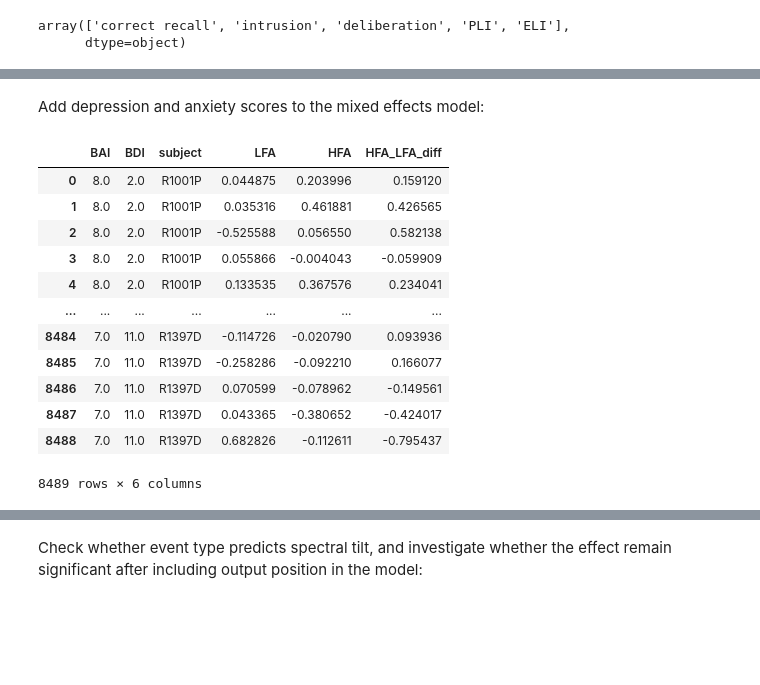
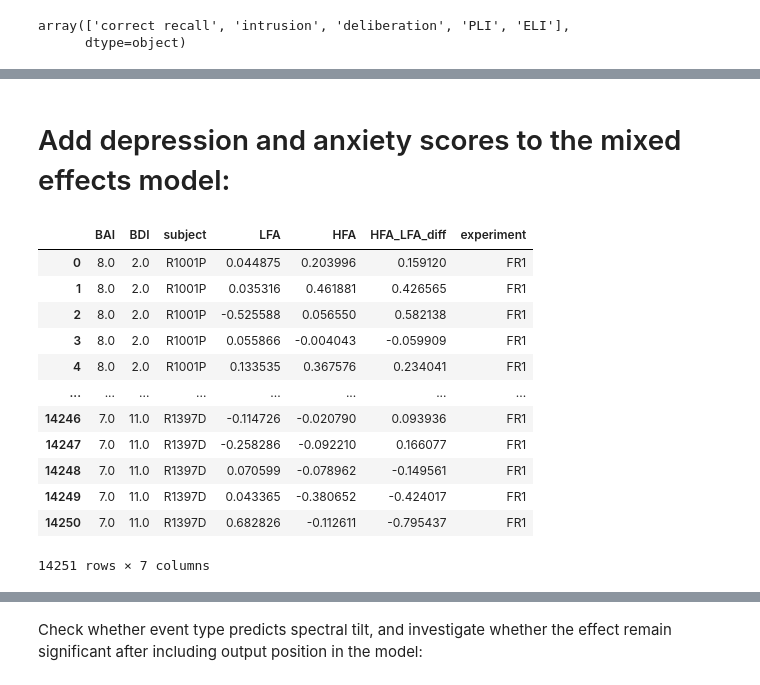
Before and after one commit to NoaHerz/Mental_health, a Jupyter notebook: tilt_analysis.ipynb, the cells around one changed output, grey strips where cells are left out. Cells and saved outputs as stored; diff of their text form; code cells hidden in the pictures; blank space fills up the shorter version.

```diff
--- a/tilt_analysis.ipynb
+++ b/tilt_analysis.ipynb
@@ -487,6 +490,10 @@ Name: 1, dtype: object
 # %%
 # change:
-save_path='/scratch/noaherz/Mental_health/FR/hippo_pre_recall'
+if exp in ['FR1','pyFR']:
+    save_path='/scratch/noaherz/Mental_health/FR/hippo_pre_recall'
+if exp =='catFR1':
+    save_path='/scratch/noaherz/Mental_health/catFR/hippo_pre_recall'
+
 
 import pandas as pd
 removed_subject=pd.DataFrame(columns=['subject', 'sessions','montage','reason for exclusion'])
@@ -1362,11 +1363,11 @@ missing_rows
  50]
 # %%
 #load sampling rate:
-save_path='/scratch/noaherz/Mental_health/FR/hippo_pre_recall'
+# save_path='/scratch/noaherz/Mental_health/FR/hippo_pre_recall'
 os.chdir(save_path)
 subs_sr=[]
 # exp='catFR1'
-exp='FR1'
+# exp='FR1'
 print(exp)
 for sub in subject_info['subject'].unique():
     try:
@@ -2099,4 +2113,8 @@ Load the long df
 # %%
 # load
+# if exp in ['pyFR','FR']:
 with open('/home1/noaherz/Mental_health/results/FR1/hipp_pre_vocalization/long_df','rb') as pickle_file:
-    long_df=pickle.load(pickle_file)
+    FR_long_df=pickle.load(pickle_file)
+# if exp =='catFR1':
+with open('/home1/noaherz/Mental_health/results/catFR1/hipp_pre_vocalization/long_df','rb') as pickle_file:
+    catFR_long_df=pickle.load(pickle_file)
@@ -2110,0 +2121,6 @@ long_df[0:4]
+# %%
+# concatanate two experiments
+catFR_long_df['experiment']='catFR1'
+FR_long_df['experiment']='FR1'
+long_df=pd.concat([catFR_long_df,FR_long_df],ignore_index=True)
+long_df
@@ -2869,5 +2901,5 @@ number of missing rows for output position:  0
 # %% [markdown]
-Add depression and anxiety scores to the mixed effects model:
+# Add depression and anxiety scores to the mixed effects model:
 # %%
 # load df with BDI and BAI scores
 # print('loading experiment ',exp)
@@ -2877,26 +2909,26 @@ with open('/home1/noaherz/Mental_health/results/df_master','rb') as pickle_file:
 # %%
 # df_master[0:4]
 # long_df[0:4]
-long_df_master=pd.merge(df_master_exp[['BAI', 'BDI', 'IQ',
+long_df_master=pd.merge(df_master[['BAI', 'BDI', 'IQ',
        'age_at_implant', 'age_of_seizure_onset',
-       'binary_prior_neuro', 'experiment', 'gender',
+       'binary_prior_neuro', 'gender',
        'prior_neurosurgical_procedures', 'session',
        'site', 'subject', 'years_of_education']], long_df, on=["subject"])
-long_df_master[['BAI','BDI','subject','LFA','HFA','HFA_LFA_diff']]
+long_df_master[['BAI','BDI','subject','LFA','HFA','HFA_LFA_diff','experiment']]
 # %% [output]
-|  | BAI | BDI | subject | LFA | HFA | HFA_LFA_diff |
-| 0 | 8.0 | 2.0 | R1001P | 0.044875 | 0.203996 | 0.159120 |
-| 1 | 8.0 | 2.0 | R1001P | 0.035316 | 0.461881 | 0.426565 |
-| 2 | 8.0 | 2.0 | R1001P | -0.525588 | 0.056550 | 0.582138 |
-| 3 | 8.0 | 2.0 | R1001P | 0.055866 | -0.004043 | -0.059909 |
-| 4 | 8.0 | 2.0 | R1001P | 0.133535 | 0.367576 | 0.234041 |
-| ... | ... | ... | ... | ... | ... | ... |
-| 8484 | 7.0 | 11.0 | R1397D | -0.114726 | -0.020790 | 0.093936 |
-| 8485 | 7.0 | 11.0 | R1397D | -0.258286 | -0.092210 | 0.166077 |
-| 8486 | 7.0 | 11.0 | R1397D | 0.070599 | -0.078962 | -0.149561 |
-| 8487 | 7.0 | 11.0 | R1397D | 0.043365 | -0.380652 | -0.424017 |
-| 8488 | 7.0 | 11.0 | R1397D | 0.682826 | -0.112611 | -0.795437 |
+|  | BAI | BDI | subject | LFA | HFA | HFA_LFA_diff | experiment |
+| 0 | 8.0 | 2.0 | R1001P | 0.044875 | 0.203996 | 0.159120 | FR1 |
+| 1 | 8.0 | 2.0 | R1001P | 0.035316 | 0.461881 | 0.426565 | FR1 |
+| 2 | 8.0 | 2.0 | R1001P | -0.525588 | 0.056550 | 0.582138 | FR1 |
+| 3 | 8.0 | 2.0 | R1001P | 0.055866 | -0.004043 | -0.059909 | FR1 |
+| 4 | 8.0 | 2.0 | R1001P | 0.133535 | 0.367576 | 0.234041 | FR1 |
+| ... | ... | ... | ... | ... | ... | ... | ... |
+| 14246 | 7.0 | 11.0 | R1397D | -0.114726 | -0.020790 | 0.093936 | FR1 |
+| 14247 | 7.0 | 11.0 | R1397D | -0.258286 | -0.092210 | 0.166077 | FR1 |
+| 14248 | 7.0 | 11.0 | R1397D | 0.070599 | -0.078962 | -0.149561 | FR1 |
+| 14249 | 7.0 | 11.0 | R1397D | 0.043365 | -0.380652 | -0.424017 | FR1 |
+| 14250 | 7.0 | 11.0 | R1397D | 0.682826 | -0.112611 | -0.795437 | FR1 |
-8489 rows × 6 columns
+14251 rows × 7 columns
 # %%
 # Test tilt as a function of depression/anxiety scores
 ## HFA
```
Also changed, not shown: parts of 50 cells of this notebook, 34 other files.
